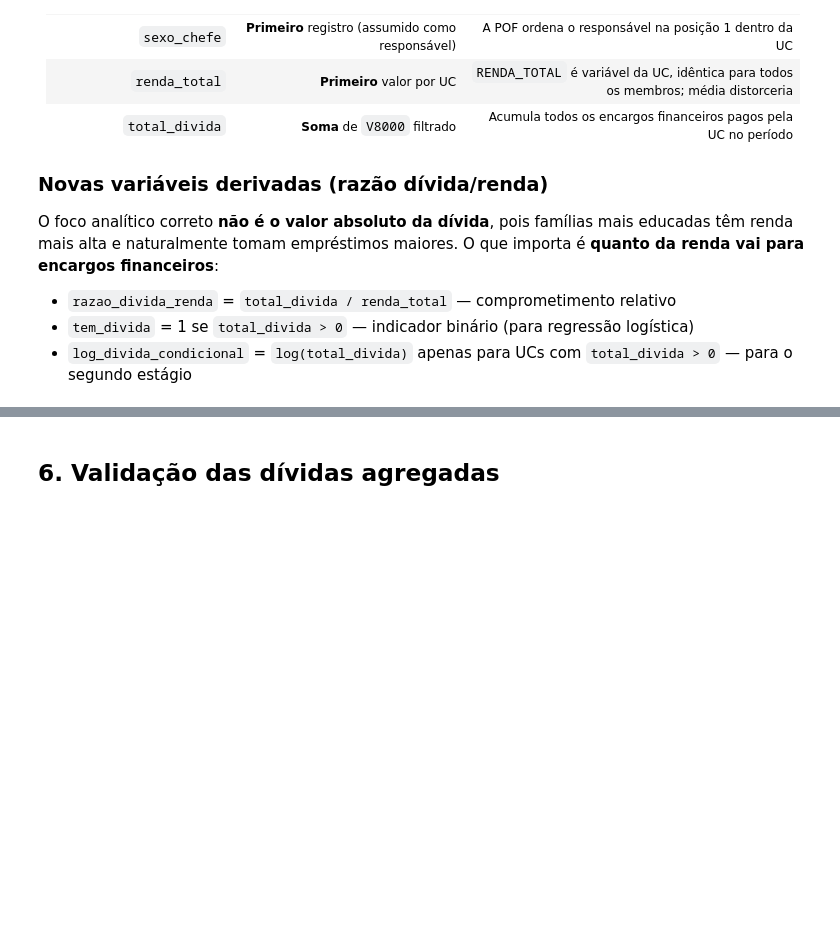
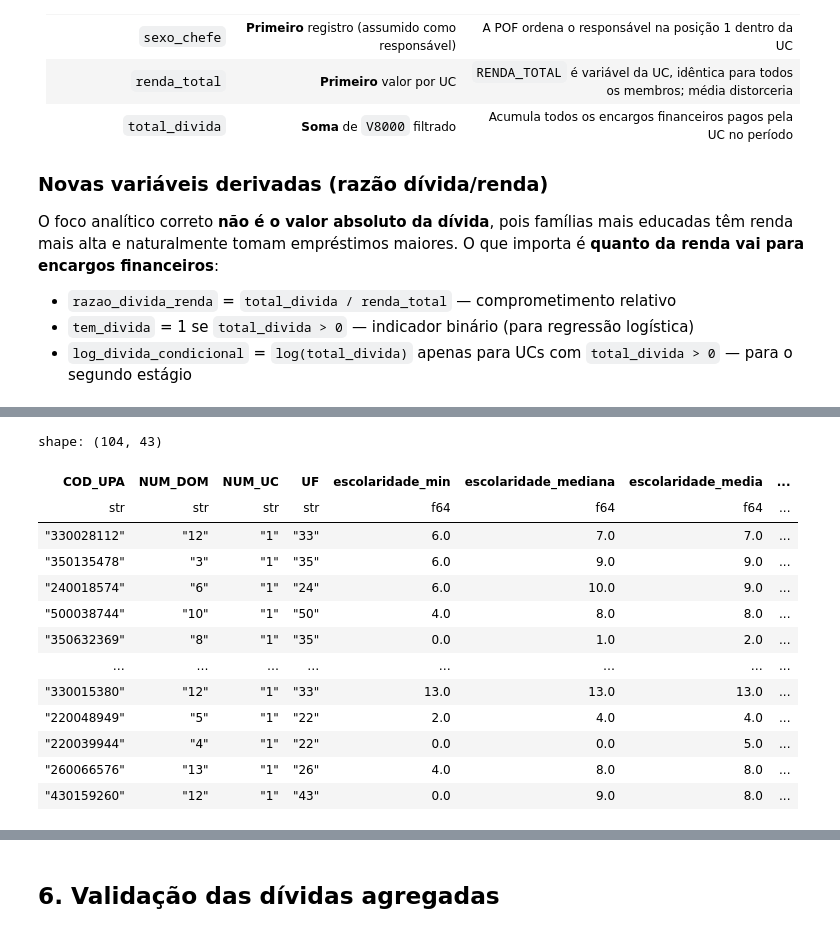
Before and after one commit to JP-Regazzi/tcc-giovanna, a Jupyter notebook: main.ipynb, the cells around one changed output, grey strips where cells are left out. Drawn from its saved outputs; the diff is of its cells as text; code cells hidden in the pictures; blank space fills up the shorter version.

```diff
--- a/main.ipynb
+++ b/main.ipynb
@@ -123,24 +125,37 @@ def ler_pof_txt_com_polars(caminho_txt, layout):
 # %%
 dataframes_pof = {}
 
+# Diretório onde armazenamos Parquet gerados
+dados_parquet_dir = base_path / "DadosParquet"
+dados_parquet_dir.mkdir(parents=True, exist_ok=True)
+
 for arquivo_txt, aba_excel in arquivos_pof.items():
 
-    caminho_txt = os.path.join(pasta_txt, arquivo_txt)
+    nome_chave = arquivo_txt.split(".")[0]
+    parquet_path = dados_parquet_dir / f"{nome_chave}.parquet"
+    caminho_txt = pasta_txt / arquivo_txt
 
-    if os.path.exists(caminho_txt):
+    # Se já existe Parquet gerado, lê direto e pula a leitura do TXT
+    if parquet_path.exists():
+        df_polars = pl.read_parquet(parquet_path)
+        dataframes_pof[nome_chave] = df_polars
+        print(f"[{nome_chave}] lido parquet -> {df_polars.shape}")
+        continue
+
+    # Caso não haja Parquet, tenta ler o TXT e gerar o Parquet
+    if caminho_txt.exists():
         layout_atual = extrair_layout_do_dicionario_excel(caminho_excel, aba_excel)
 
         if not layout_atual:
             continue
 
-        df_polars = ler_pof_txt_com_polars(caminho_txt, layout_atual)
+        df_polars = ler_pof_txt_com_polars(str(caminho_txt), layout_atual)
 
-        nome_chave = arquivo_txt.split(".")[0]
         dataframes_pof[nome_chave] = df_polars
-
         print(f"[{nome_chave}] OK -> {df_polars.shape}")
 
-        df_polars.write_parquet(os.path.join(base_path, f"DadosParquet\\{nome_chave}.parquet"))
+        # grava Parquet para próximas execuções
+        df_polars.write_parquet(str(parquet_path))
 
     else:
         print(f"⚠️ TXT não encontrado: {caminho_txt}")
@@ -334,0 +487,17 @@ print(f"   UCs com dívida > 0: {df_final.filter(pl.col('total_divida') > 0).sha
+# %%
+df_final.filter(pl.col('total_divida_col')>0)
+# %% [output]
+shape: (104, 43)
+| COD_UPA | NUM_DOM | NUM_UC | UF | escolaridade_min | escolaridade_mediana | escolaridade_media | ... |
+| str | str | str | str | f64 | f64 | f64 | ... |
+| "330028112" | "12" | "1" | "33" | 6.0 | 7.0 | 7.0 | ... |
+| "350135478" | "3" | "1" | "35" | 6.0 | 9.0 | 9.0 | ... |
+| "240018574" | "6" | "1" | "24" | 6.0 | 10.0 | 9.0 | ... |
+| "500038744" | "10" | "1" | "50" | 4.0 | 8.0 | 8.0 | ... |
+| "350632369" | "8" | "1" | "35" | 0.0 | 1.0 | 2.0 | ... |
+| … | … | … | … | … | … | … | ... |
+| "330015380" | "12" | "1" | "33" | 13.0 | 13.0 | 13.0 | ... |
+| "220048949" | "5" | "1" | "22" | 2.0 | 4.0 | 4.0 | ... |
+| "220039944" | "4" | "1" | "22" | 0.0 | 0.0 | 5.0 | ... |
+| "260066576" | "13" | "1" | "26" | 4.0 | 8.0 | 8.0 | ... |
+| "430159260" | "12" | "1" | "43" | 0.0 | 9.0 | 8.0 | ... |
```
Also changed, not shown: parts of 24 cells of this notebook.
